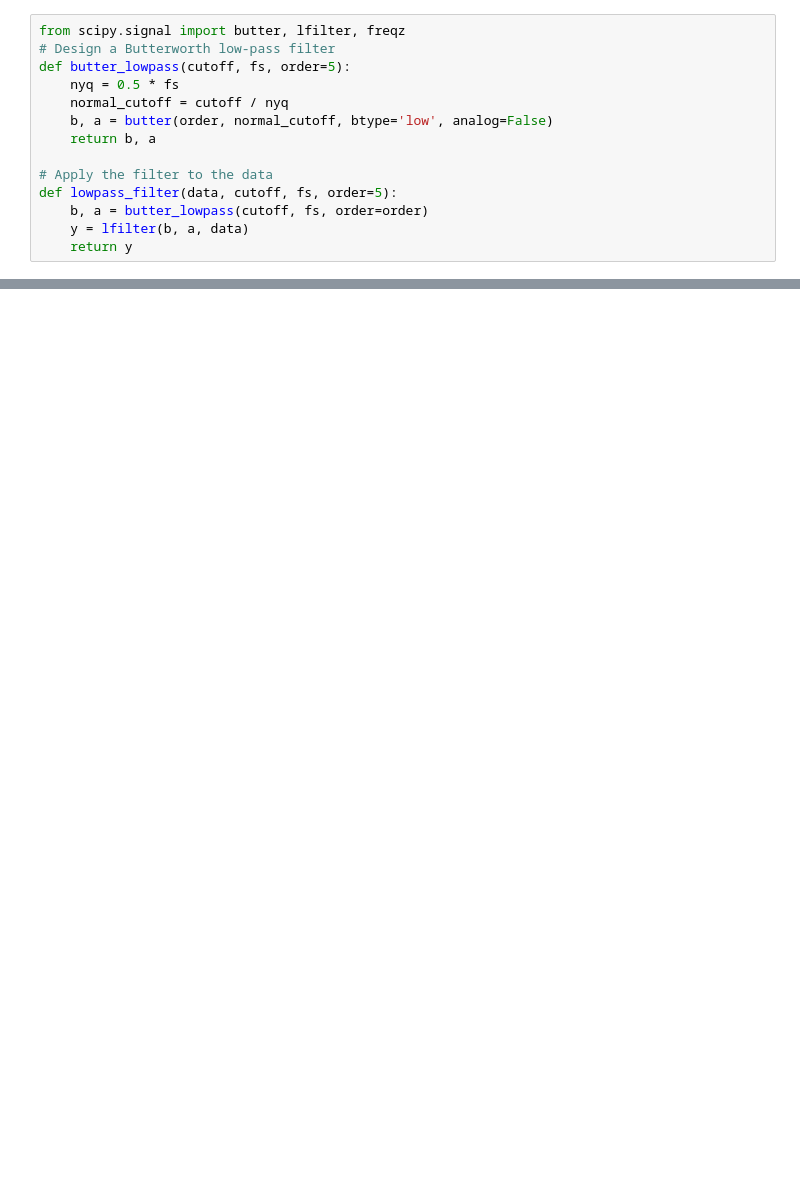
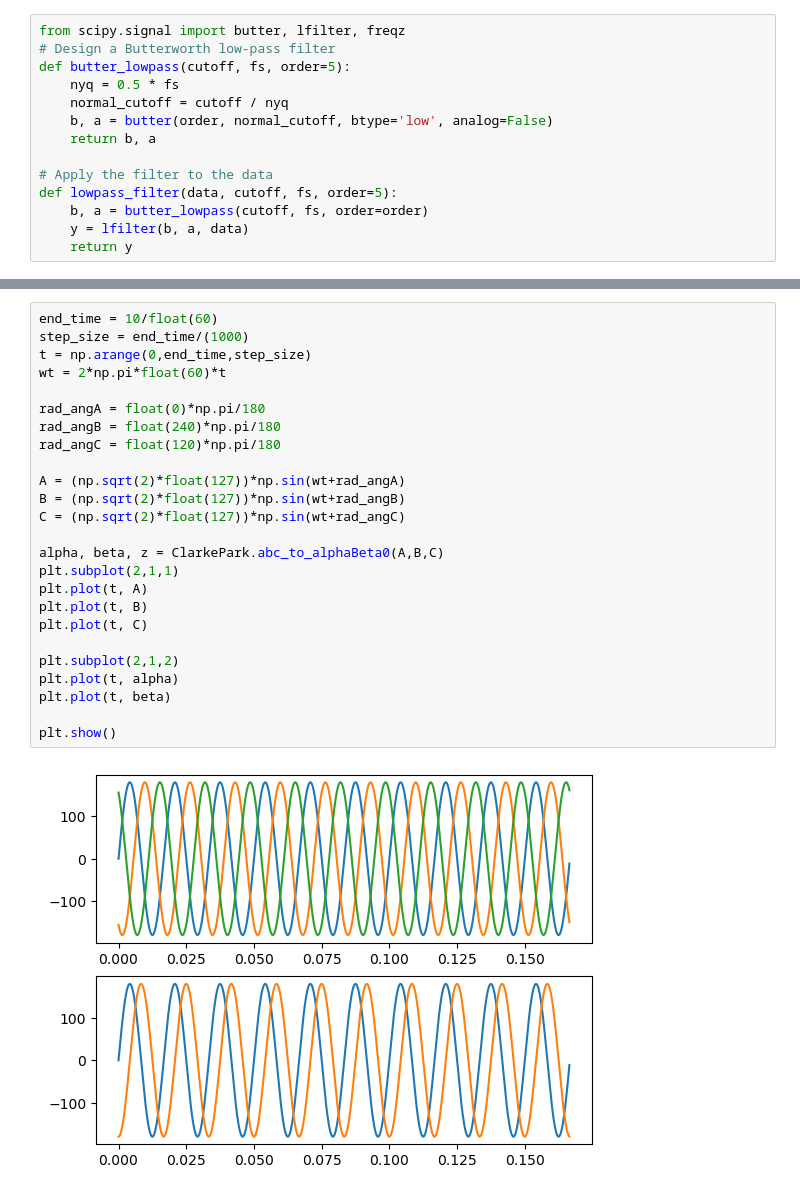
Before and after one commit to ThMRudolf/2023_ProdcutionCellITAM, a Jupyter notebook: CNCTMp1/py/transformationPARK_data_sim.ipynb, the cells around one changed output, grey strips where cells are left out. Drawn from its saved outputs; the diff is of its cells as text; blank space fills up the shorter version.

```diff
--- a/CNCTMp1/py/transformationPARK_data_sim.ipynb
+++ b/CNCTMp1/py/transformationPARK_data_sim.ipynb
@@ -86,0 +119,27 @@ plt.show()
+# %%
+end_time = 10/float(60)
+step_size = end_time/(1000)
+t = np.arange(0,end_time,step_size)
+wt = 2*np.pi*float(60)*t
+
+rad_angA = float(0)*np.pi/180
+rad_angB = float(240)*np.pi/180
+rad_angC = float(120)*np.pi/180
+
+A = (np.sqrt(2)*float(127))*np.sin(wt+rad_angA)
+B = (np.sqrt(2)*float(127))*np.sin(wt+rad_angB)
+C = (np.sqrt(2)*float(127))*np.sin(wt+rad_angC)
+
+alpha, beta, z = ClarkePark.abc_to_alphaBeta0(A,B,C)
+plt.subplot(2,1,1)
+plt.plot(t, A)
+plt.plot(t, B)
+plt.plot(t, C)
+
+plt.subplot(2,1,2)
+plt.plot(t, alpha)
+plt.plot(t, beta)
+
+plt.show()
+# %% [output]
+[figure, added]
```
Also changed, not shown: parts of 6 cells of this notebook.
